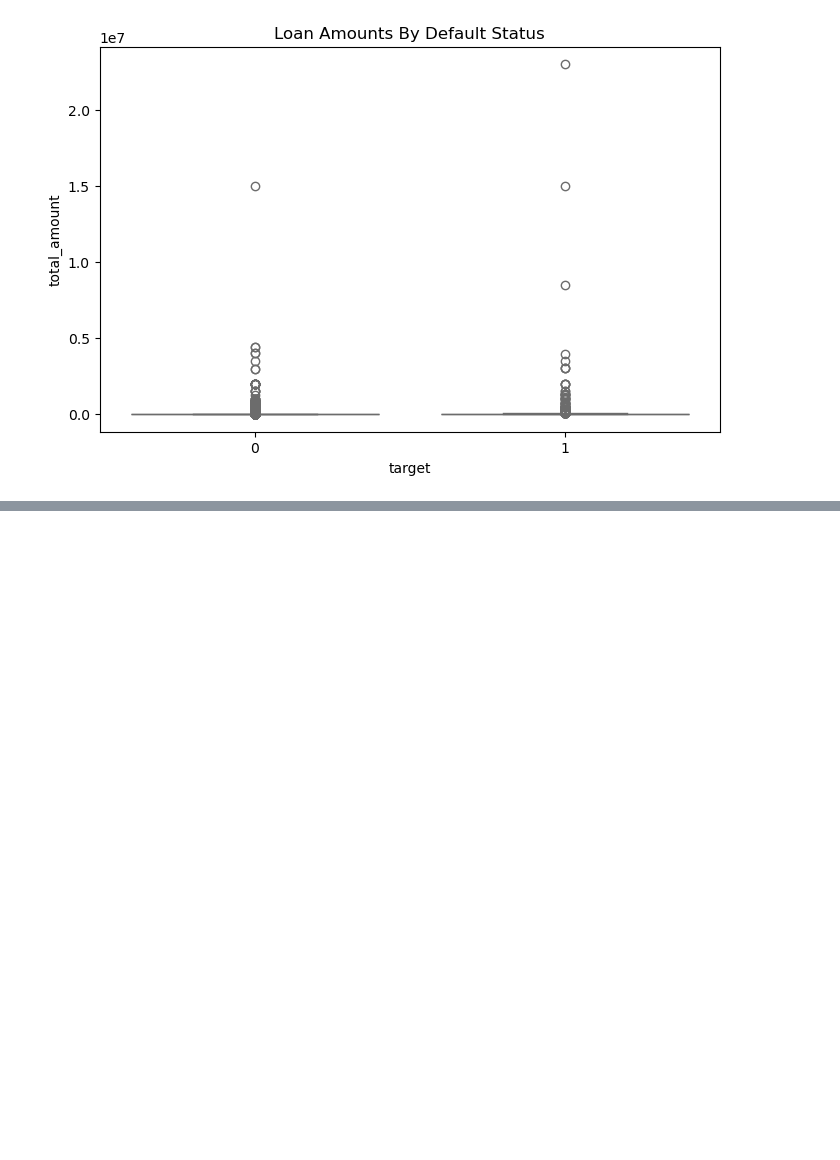
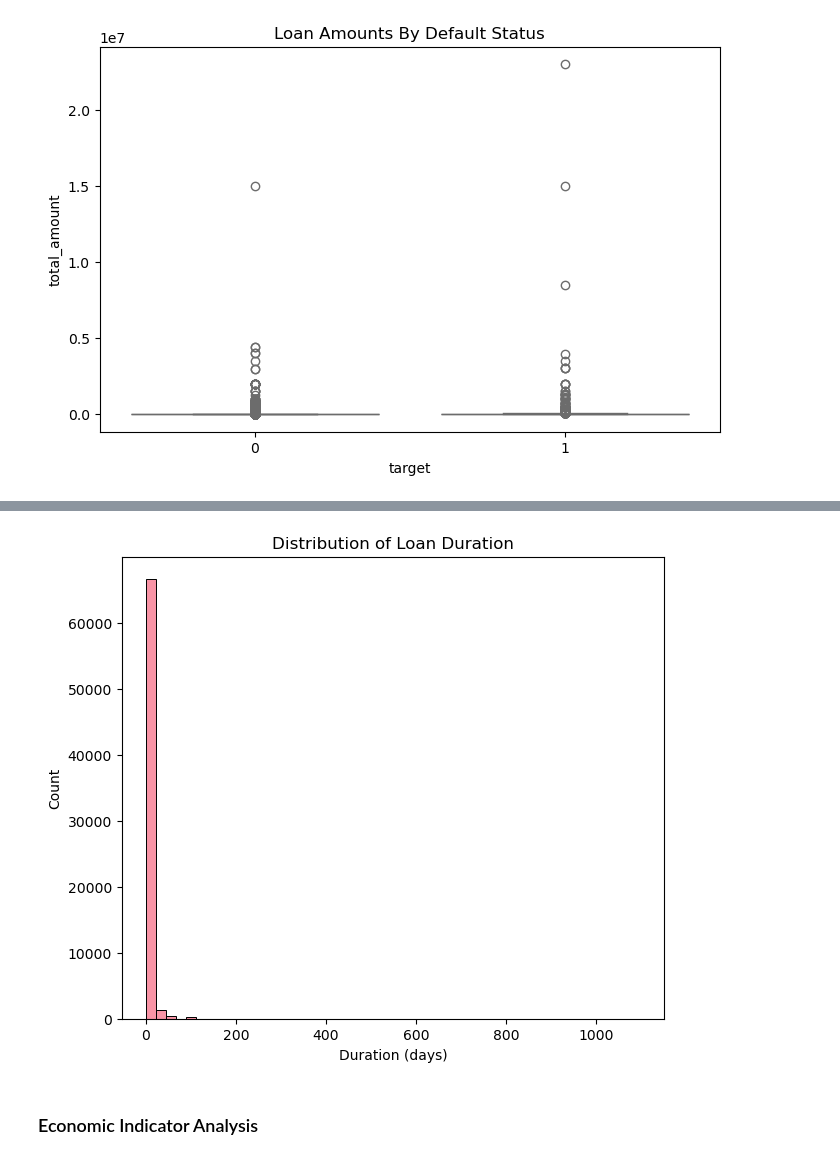
Before and after one commit to dataXpirates/credit_risk, a Jupyter notebook: notebook.ipynb, the cells around one changed output, grey strips where cells are left out. Cells and saved outputs as stored; diff of their text form; code cells hidden in the pictures; blank space fills up the shorter version.

```diff
--- a/notebook.ipynb
+++ b/notebook.ipynb
@@ -589,0 +471,10 @@ train['target].value_counts()
+# %%
+plt.figure(figsize=(7,6))
+sns.histplot(data=df,x='duration',bins=50)
+plt.title('Distribution of Loan Duration')
+plt.xlabel('Duration (days)')
+plt.show()
+# %% [output]
+[figure, added]
+# %% [markdown]
+### Economic Indicator Analysis
```
Also changed, not shown: parts of 46 cells of this notebook.
